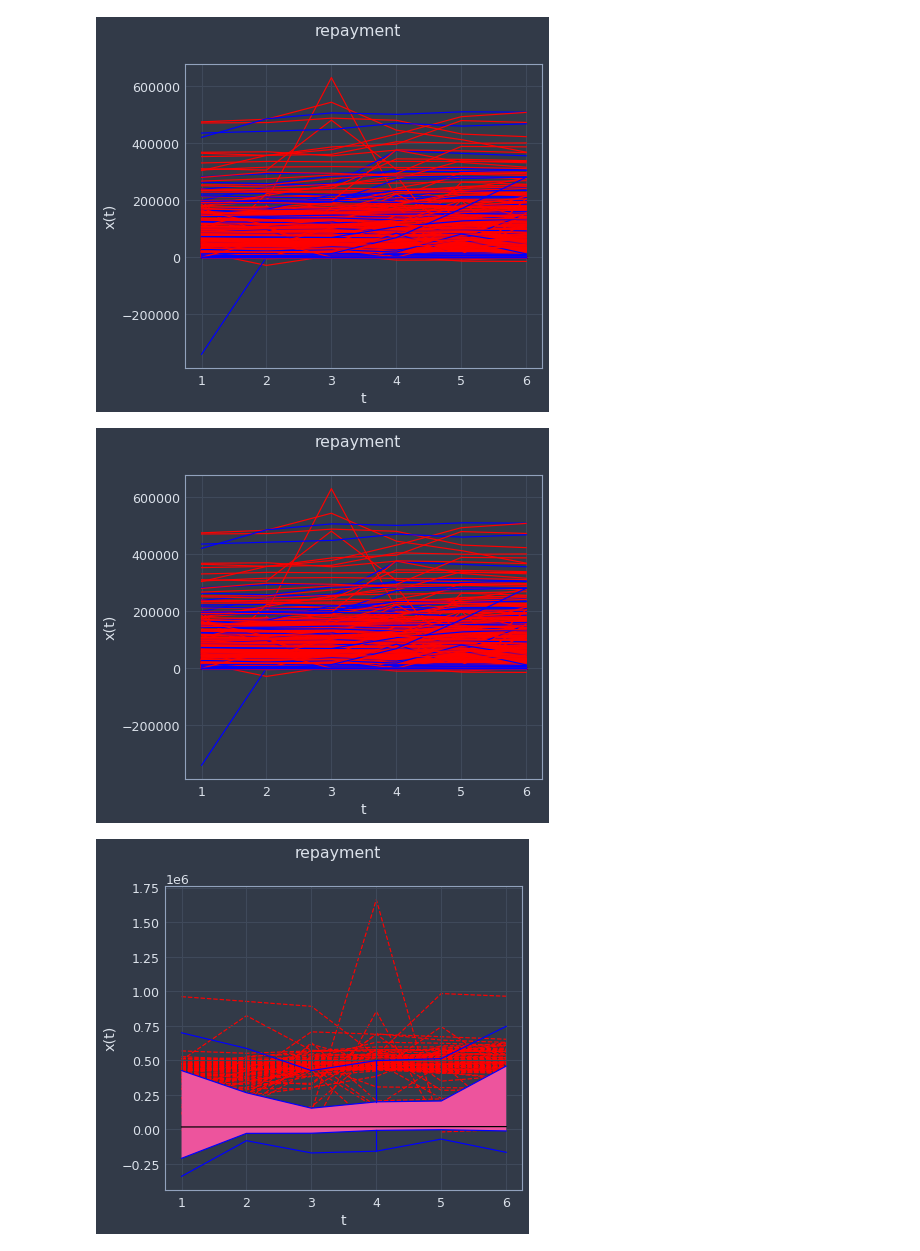
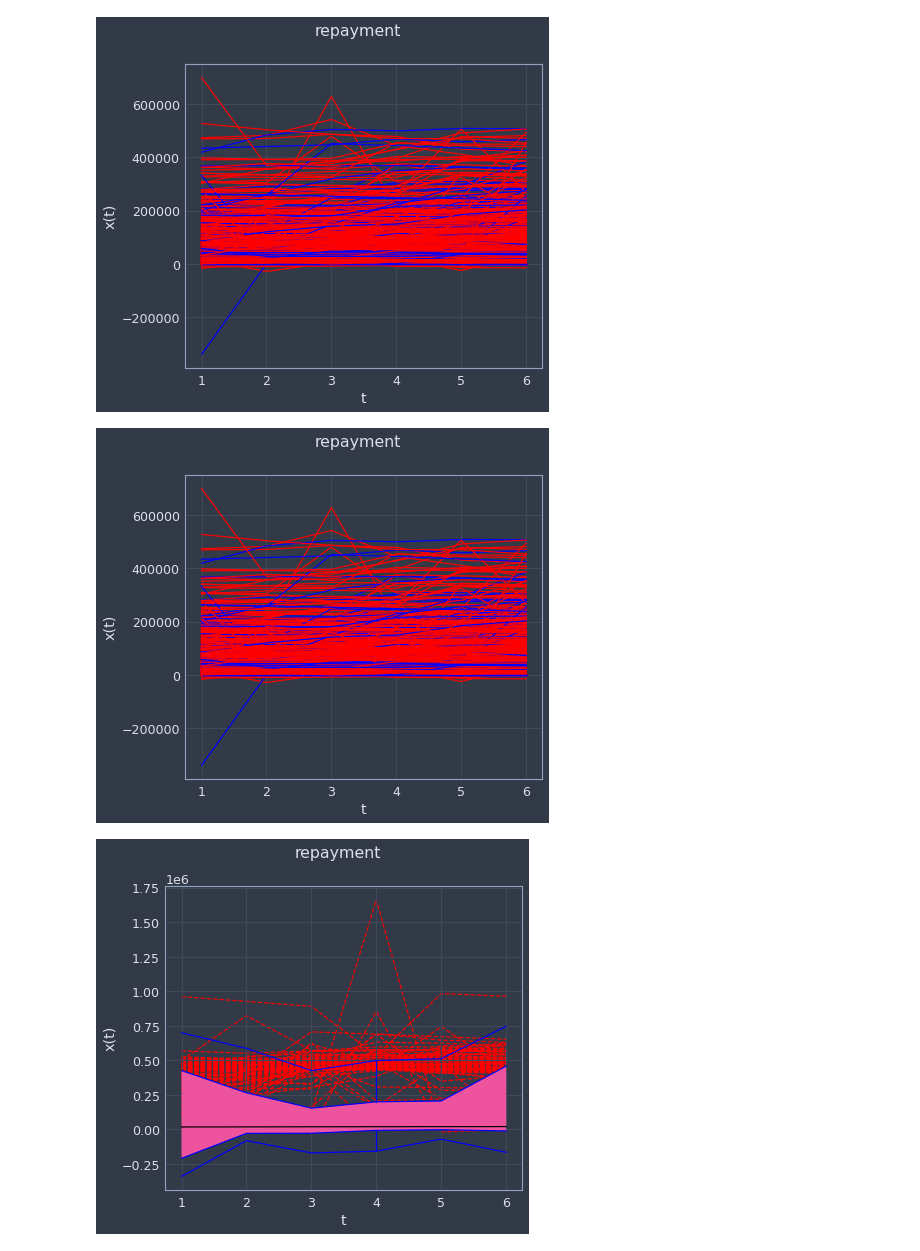
Before and after one commit to lamahechag/defaut_credit_card_clients, a Jupyter notebook: PCA_with_FDA.ipynb, the cells around one changed output. Cells and saved outputs as stored; diff of their text form; code cells hidden in the pictures.

```diff
--- a/PCA_with_FDA.ipynb
+++ b/PCA_with_FDA.ipynb
@@ -18,5 +22,0 @@ aux = df[['BILL_AMT6', 'BILL_AMT5', 'BILL_AMT4', 'BILL_AMT3', 'BILL_AMT2', 'BILL
-# %%
-fd = FDataGrid(aux, [1,2,3,4,5,6],
-               dataset_name='repayment',
-               argument_names=['t'],
-               coordinate_names=['x(t)'])
@@ -23,8 +92,8 @@ fd = FDataGrid(aux, [1,2,3,4,5,6],
 # %%
-fd[:1000].plot(group=df['default payment next month'].values,
+fd[:2000].plot(group=df['default payment next month'].values,
                group_colors=['red', 'blue'])
 # %% [output]
-[figure, old version]
+[figure, new version]
-[figure, old version]
+[figure, new version]
 # %%
 from skfda.exploratory.visualization import Boxplot
```
Also changed, not shown: parts of 9 cells of this notebook.
